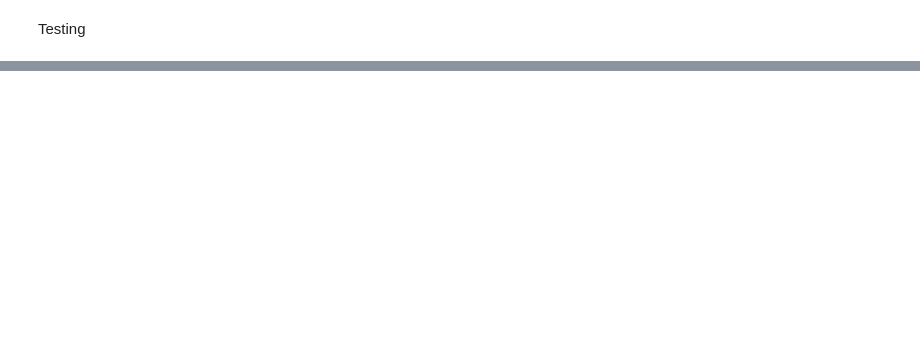
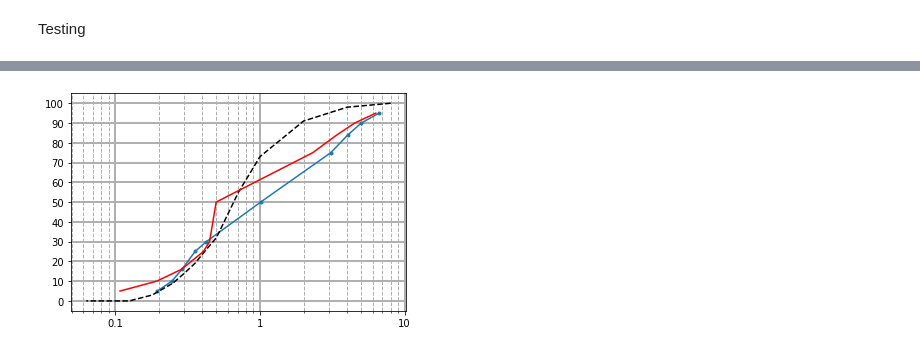
Before and after one commit to CasperFBakker/pyDGS-GUI, a Jupyter notebook: pyDGS Jupyter/dgs_loc1.ipynb, the cells around one changed output, grey strips where cells are left out. Cells and saved outputs as stored; diff of their text form; code cells hidden in the pictures; blank space fills up the shorter version.

```diff
--- a/pyDGS Jupyter/dgs_loc1.ipynb
+++ b/pyDGS Jupyter/dgs_loc1.ipynb
@@ -200,0 +201,17 @@ for i in range(len(pd_T)):
+# %%
+test = [0.107766565, 0.193308373, 0.28680506, 0.406366081, 0.448098974, 0.497635721, 2.314262063, 3.401015035, 4.515538293, 6.319018176]
+# test = [0.107766565, 0.193308373, 0.28680506, 0.406366081, 0.448098974, 0.499496023, 0.670079198, 0.730375774, 0.765941864,	0.78601531]
+# test = [0.107766565, 0.193308373, 0.28680506, 0.406366081, 0.448098974, 0.499949579, 0.741596635, 0.828334964, 0.885600472,	0.932168333]
+plt.plot(pd_T, percentiles, marker='.')
+plt.plot(sieve_open, sieve_data_1, ls='--', color='black')
+plt.plot(test, percentiles, color='red')
+
+plt.xscale("log")
+plt.grid(which='major', linewidth=2, linestyle='-')
+plt.grid(which='minor', linewidth=1, linestyle='--')
+plt.yticks(np.arange(0,110, 10), ['0', '10', '20', '30', '40', '50', '60', '70', '80', '90', '100'] )
+plt.xticks([0.1, 1, 10], [0.1,1,10])
+
+plt.show()
+# %% [output]
+[figure, added]
```
Also changed, not shown: parts of 9 cells of this notebook, 27 other files.
